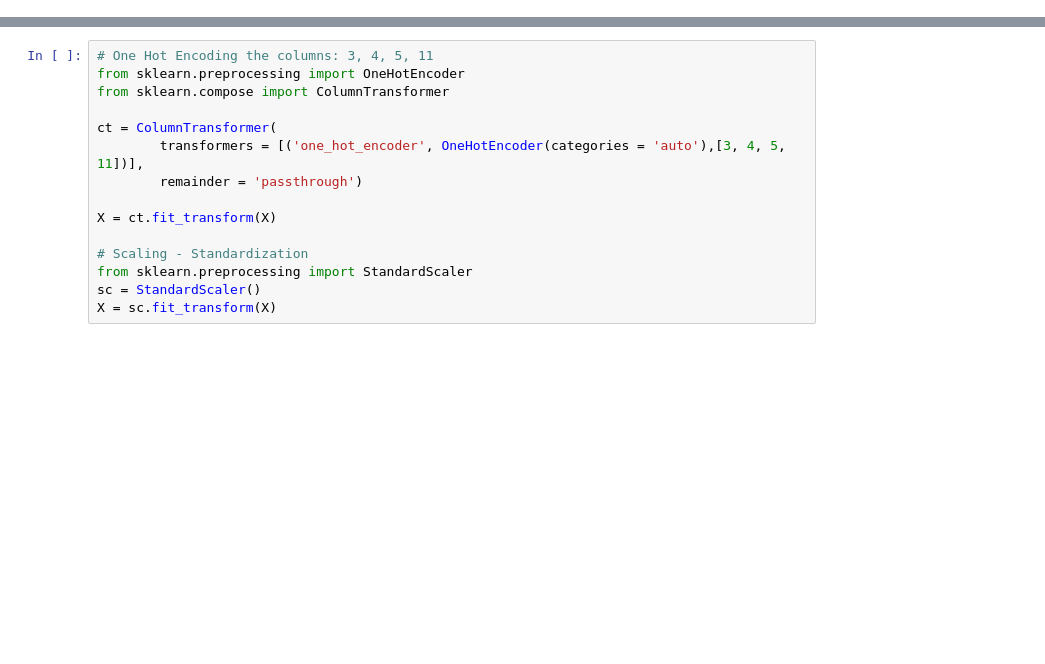
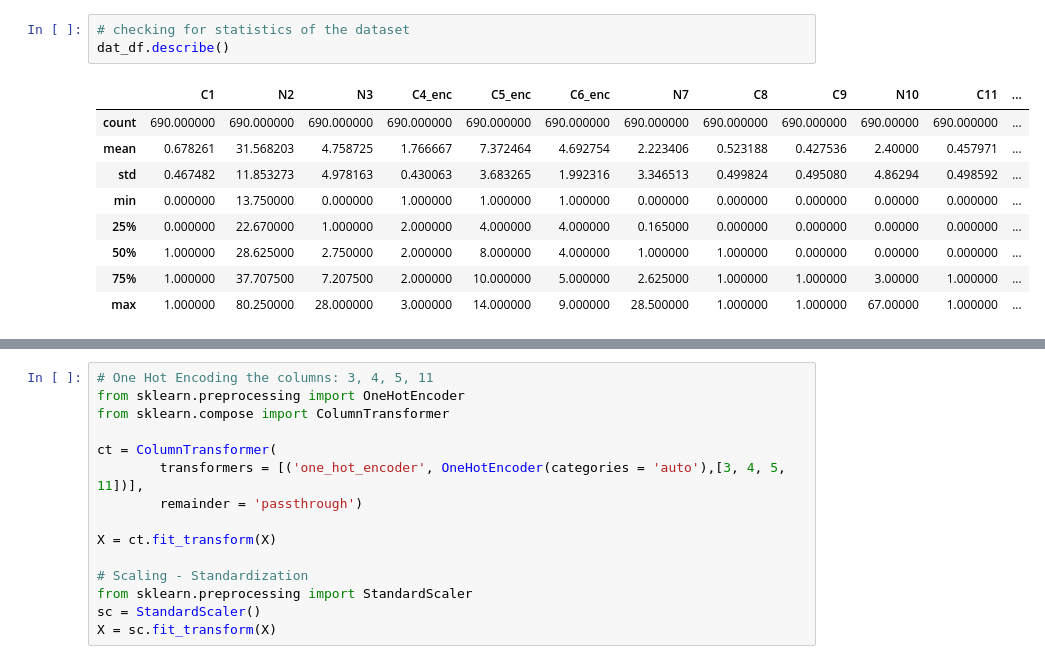
Before and after one commit to vedamy/Final_Homework, a Jupyter notebook: week-17/Australian_credit.ipynb, the cells around one changed output, grey strips where cells are left out. Saved outputs shown, nothing was run; the diff lists cells and outputs as text; blank space fills up the shorter version.

```diff
--- a/week-17/Australian_credit.ipynb
+++ b/week-17/Australian_credit.ipynb
@@ -59,0 +72,13 @@ dat_df
+# %%
+# checking for statistics of the dataset
+dat_df.describe()
+# %% [output]
+|  | C1 | N2 | N3 | C4_enc | C5_enc | C6_enc | N7 | C8 | C9 | N10 | C11 | ... |
+| count | 690.000000 | 690.000000 | 690.000000 | 690.000000 | 690.000000 | 690.000000 | 690.000000 | 690.000000 | 690.000000 | 690.00000 | 690.000000 | ... |
+| mean | 0.678261 | 31.568203 | 4.758725 | 1.766667 | 7.372464 | 4.692754 | 2.223406 | 0.523188 | 0.427536 | 2.40000 | 0.457971 | ... |
+| std | 0.467482 | 11.853273 | 4.978163 | 0.430063 | 3.683265 | 1.992316 | 3.346513 | 0.499824 | 0.495080 | 4.86294 | 0.498592 | ... |
+| min | 0.000000 | 13.750000 | 0.000000 | 1.000000 | 1.000000 | 1.000000 | 0.000000 | 0.000000 | 0.000000 | 0.00000 | 0.000000 | ... |
+| 25% | 0.000000 | 22.670000 | 1.000000 | 2.000000 | 4.000000 | 4.000000 | 0.165000 | 0.000000 | 0.000000 | 0.00000 | 0.000000 | ... |
+| 50% | 1.000000 | 28.625000 | 2.750000 | 2.000000 | 8.000000 | 4.000000 | 1.000000 | 1.000000 | 0.000000 | 0.00000 | 0.000000 | ... |
+| 75% | 1.000000 | 37.707500 | 7.207500 | 2.000000 | 10.000000 | 5.000000 | 2.625000 | 1.000000 | 1.000000 | 3.00000 | 1.000000 | ... |
+| max | 1.000000 | 80.250000 | 28.000000 | 3.000000 | 14.000000 | 9.000000 | 28.500000 | 1.000000 | 1.000000 | 67.00000 | 1.000000 | ... |
```
Also changed, not shown: parts of 50 cells of this notebook, 3 other files.
